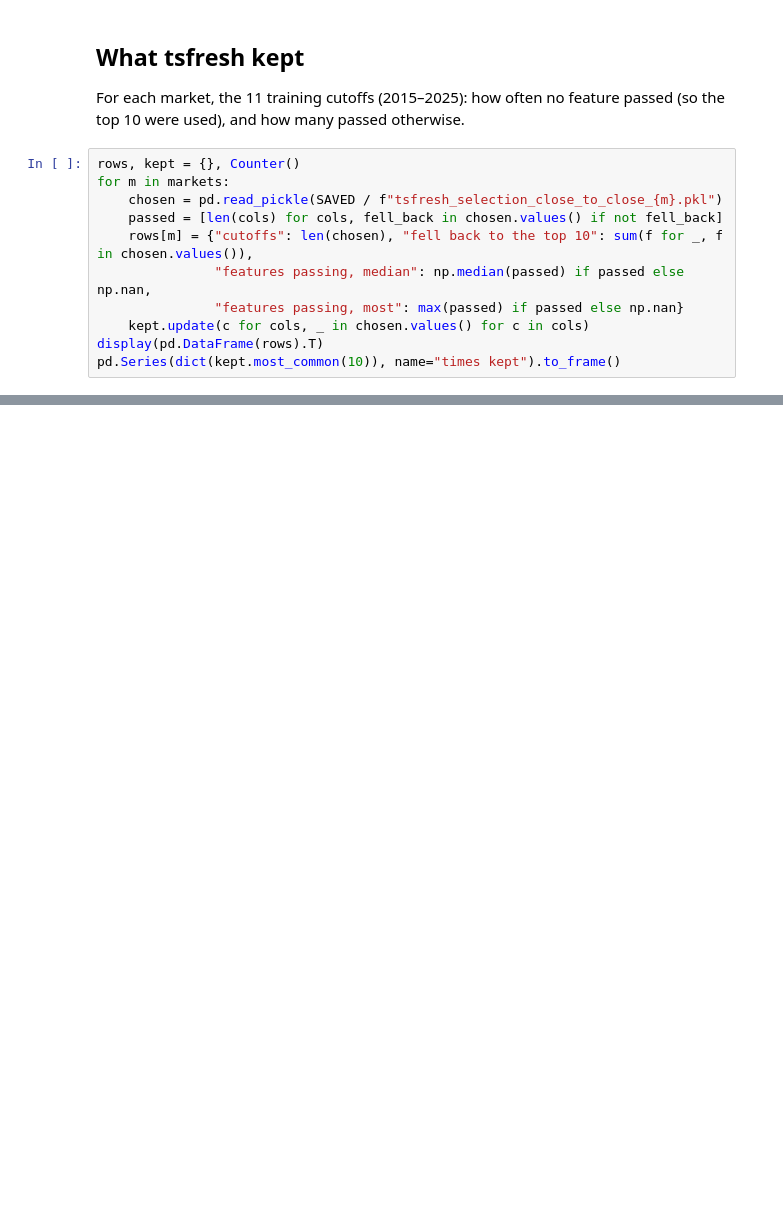
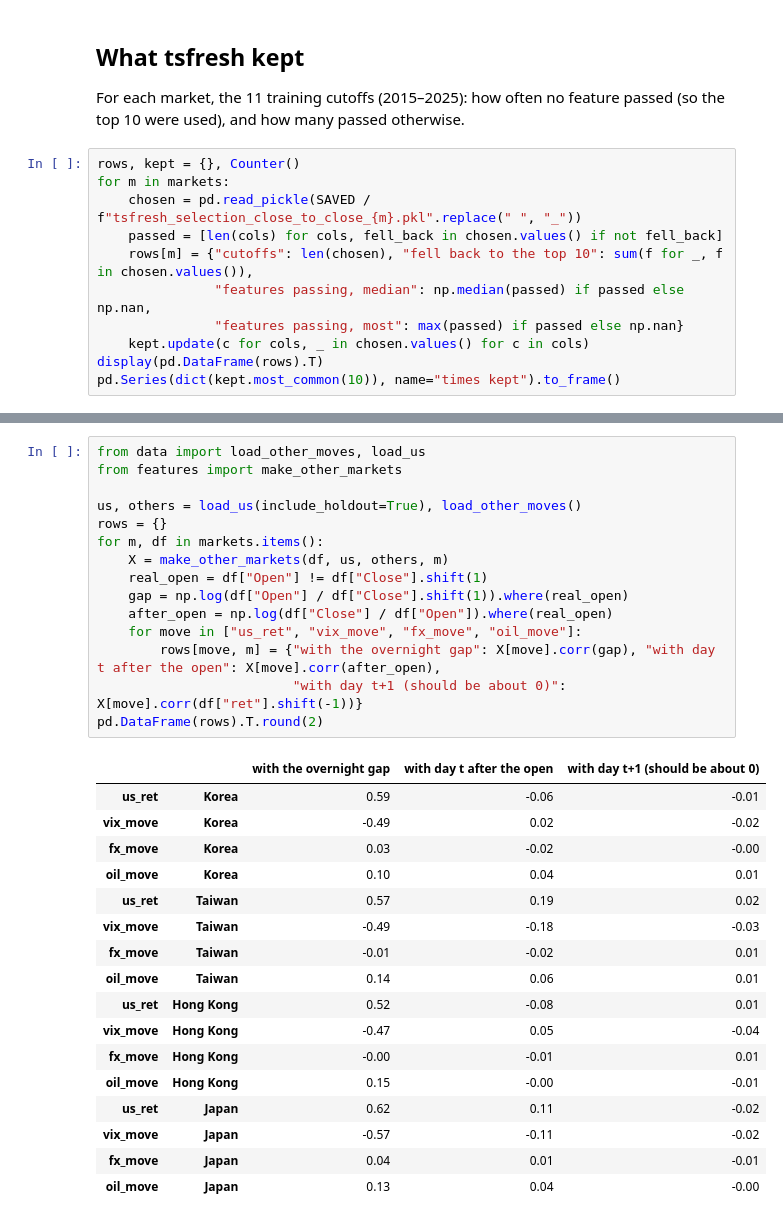
Before and after one commit to kesavakrishna/asean-ml-forecasting, a Jupyter notebook: new_markets.ipynb, the cells around one changed output, grey strips where cells are left out. Drawn from its saved outputs; the diff is of its cells as text; blank space fills up the shorter version.

```diff
--- a/new_markets.ipynb
+++ b/new_markets.ipynb
@@ -108,7 +223,7 @@ For each market, the 11 training cutoffs (2015–2025): how often no feature pas
 # %%
 rows, kept = {}, Counter()
 for m in markets:
-    chosen = pd.read_pickle(SAVED / f"tsfresh_selection_close_to_close_{m}.pkl")
+    chosen = pd.read_pickle(SAVED / f"tsfresh_selection_close_to_close_{m}.pkl".replace(" ", "_"))
     passed = [len(cols) for cols, fell_back in chosen.values() if not fell_back]
     rows[m] = {"cutoffs": len(chosen), "fell back to the top 10": sum(f for _, f in chosen.values()),
                "features passing, median": np.median(passed) if passed else np.nan,
@@ -120,0 +255,33 @@ CONCLUSIONS
+# %%
+from data import load_other_moves, load_us
+from features import make_other_markets
+
+us, others = load_us(include_holdout=True), load_other_moves()
+rows = {}
+for m, df in markets.items():
+    X = make_other_markets(df, us, others, m)
+    real_open = df["Open"] != df["Close"].shift(1)
+    gap = np.log(df["Open"] / df["Close"].shift(1)).where(real_open)
+    after_open = np.log(df["Close"] / df["Open"]).where(real_open)
+    for move in ["us_ret", "vix_move", "fx_move", "oil_move"]:
+        rows[move, m] = {"with the overnight gap": X[move].corr(gap), "with day t after the open": X[move].corr(after_open),
+                         "with day t+1 (should be about 0)": X[move].corr(df["ret"].shift(-1))}
+pd.DataFrame(rows).T.round(2)
+# %% [output]
+|  |  | with the overnight gap | with day t after the open | with day t+1 (should be about 0) |
+| us_ret | Korea | 0.59 | -0.06 | -0.01 |
+| vix_move | Korea | -0.49 | 0.02 | -0.02 |
+| fx_move | Korea | 0.03 | -0.02 | -0.00 |
+| oil_move | Korea | 0.10 | 0.04 | 0.01 |
+| us_ret | Taiwan | 0.57 | 0.19 | 0.02 |
+| vix_move | Taiwan | -0.49 | -0.18 | -0.03 |
+| fx_move | Taiwan | -0.01 | -0.02 | 0.01 |
+| oil_move | Taiwan | 0.14 | 0.06 | 0.01 |
+| us_ret | Hong Kong | 0.52 | -0.08 | 0.01 |
+| vix_move | Hong Kong | -0.47 | 0.05 | -0.04 |
+| fx_move | Hong Kong | -0.00 | -0.01 | 0.01 |
+| oil_move | Hong Kong | 0.15 | -0.00 | -0.01 |
+| us_ret | Japan | 0.62 | 0.11 | -0.02 |
+| vix_move | Japan | -0.57 | -0.11 | -0.02 |
+| fx_move | Japan | 0.04 | 0.01 | -0.01 |
+| oil_move | Japan | 0.13 | 0.04 | -0.00 |
```
Also changed, not shown: parts of 13 cells of this notebook, 2 other files.
